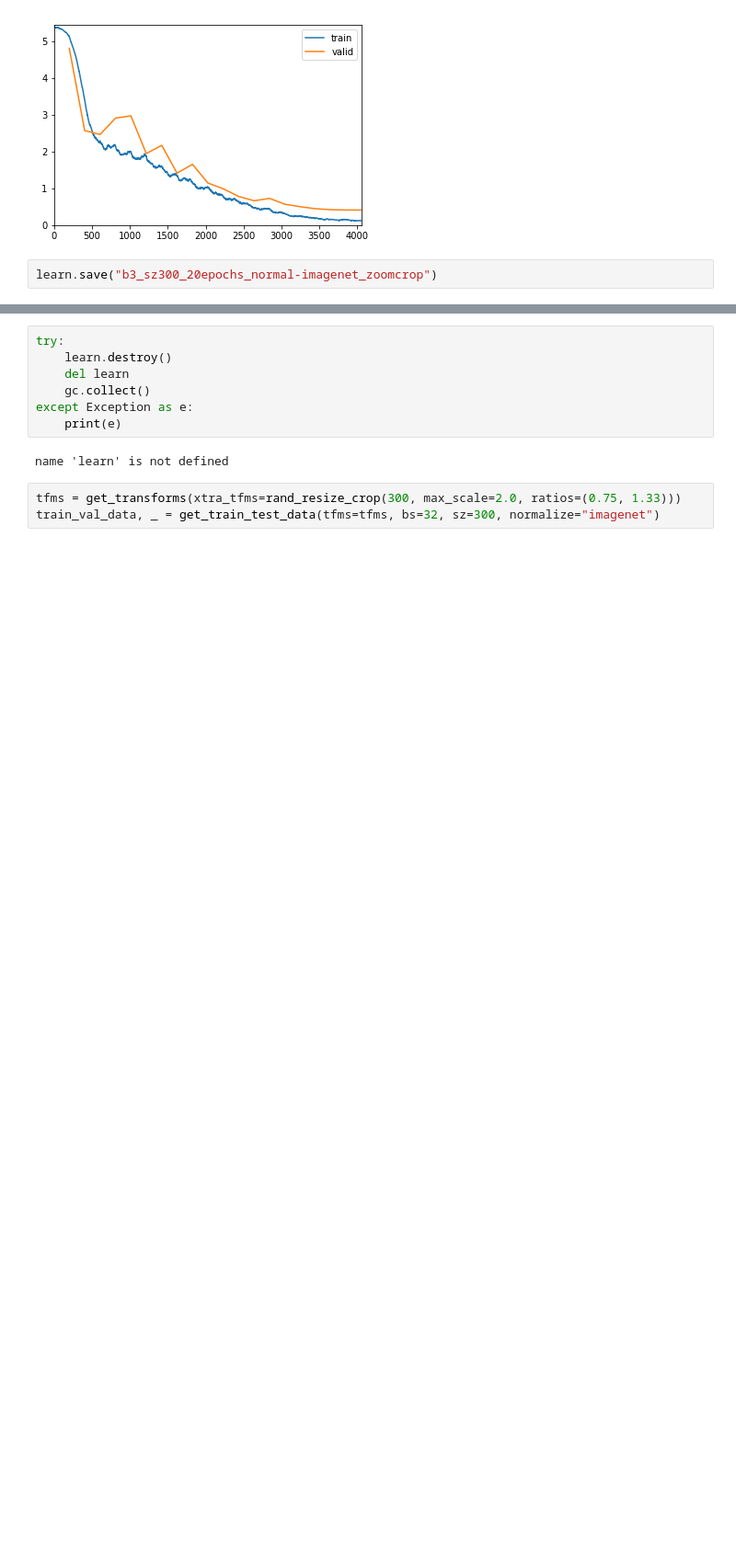
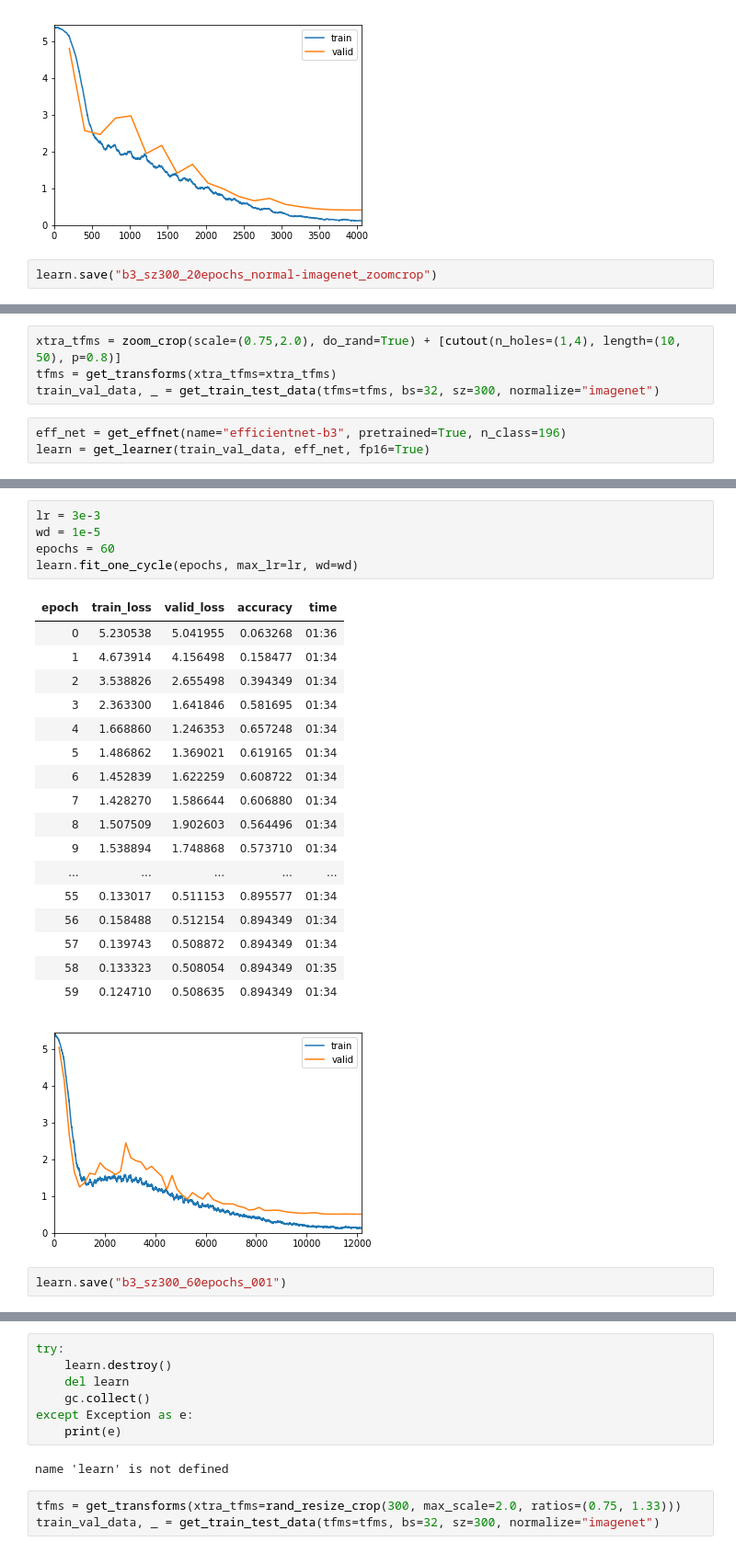
Before and after one commit to zerothphase/ai4sea_cv_challenge, a Jupyter notebook: Efficientnet_4.ipynb, the cells around one changed output, grey strips where cells are left out. Shown at 92% size. Saved outputs shown, nothing was run; the diff lists cells and outputs as text; blank space fills up the shorter version.

```diff
--- a/Efficientnet_4.ipynb
+++ b/Efficientnet_4.ipynb
@@ -314,0 +335,7 @@ learn.save("b3_sz300_20epochs_normal-imagenet_zoomcrop")
+# %%
+xtra_tfms = zoom_crop(scale=(0.75,2.0), do_rand=True) + [cutout(n_holes=(1,4), length=(10, 50), p=0.8)]
+tfms = get_transforms(xtra_tfms=xtra_tfms)
+train_val_data, _ = get_train_test_data(tfms=tfms, bs=32, sz=300, normalize="imagenet")
+# %%
+eff_net = get_effnet(name="efficientnet-b3", pretrained=True, n_class=196)
+learn = get_learner(train_val_data, eff_net, fp16=True)
@@ -314,0 +354,26 @@ learn.save("b3_sz300_20epochs_normal-imagenet_zoomcrop")
+# %%
+lr = 3e-3
+wd = 1e-5
+epochs = 60
+learn.fit_one_cycle(epochs, max_lr=lr, wd=wd)
+# %% [output]
+| epoch | train_loss | valid_loss | accuracy | time |
+| 0 | 5.230538 | 5.041955 | 0.063268 | 01:36 |
+| 1 | 4.673914 | 4.156498 | 0.158477 | 01:34 |
+| 2 | 3.538826 | 2.655498 | 0.394349 | 01:34 |
+| 3 | 2.363300 | 1.641846 | 0.581695 | 01:34 |
+| 4 | 1.668860 | 1.246353 | 0.657248 | 01:34 |
+| 5 | 1.486862 | 1.369021 | 0.619165 | 01:34 |
+| 6 | 1.452839 | 1.622259 | 0.608722 | 01:34 |
+| 7 | 1.428270 | 1.586644 | 0.606880 | 01:34 |
+| 8 | 1.507509 | 1.902603 | 0.564496 | 01:34 |
+| 9 | 1.538894 | 1.748868 | 0.573710 | 01:34 |
+| ... | ... | ... | ... | ... |
+| 55 | 0.133017 | 0.511153 | 0.895577 | 01:34 |
+| 56 | 0.158488 | 0.512154 | 0.894349 | 01:34 |
+| 57 | 0.139743 | 0.508872 | 0.894349 | 01:34 |
+| 58 | 0.133323 | 0.508054 | 0.894349 | 01:35 |
+| 59 | 0.124710 | 0.508635 | 0.894349 | 01:34 |
+[figure, added]
+# %%
+learn.save("b3_sz300_60epochs_001")
```
Also changed, not shown: parts of 89 cells of this notebook, 2 other files.
